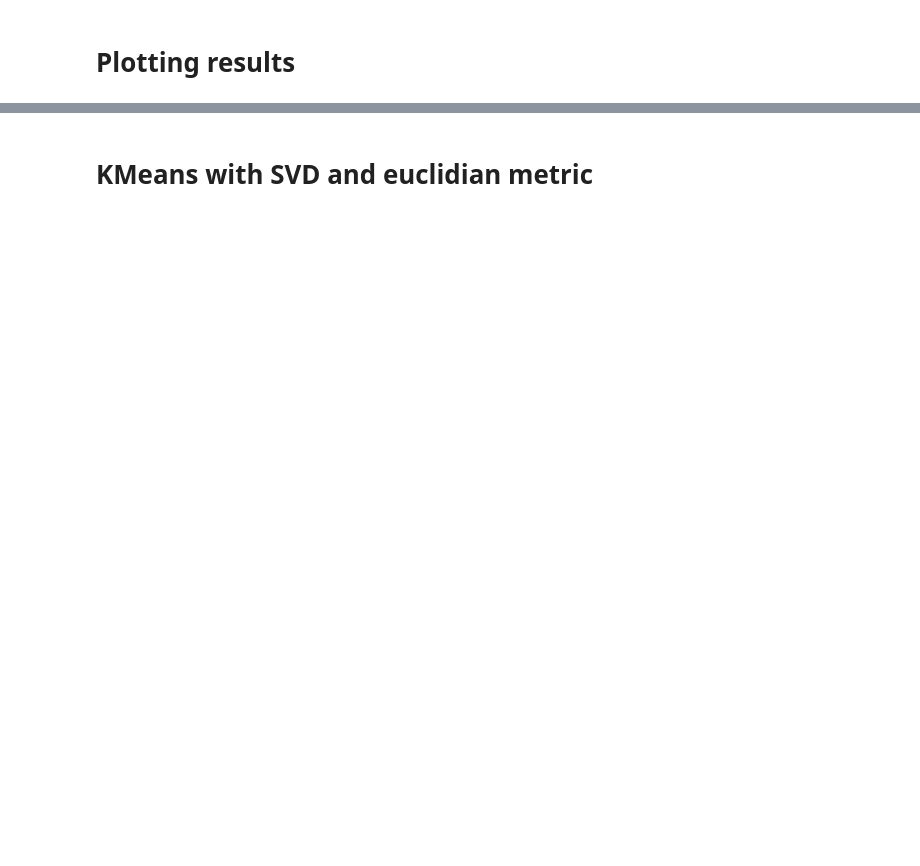
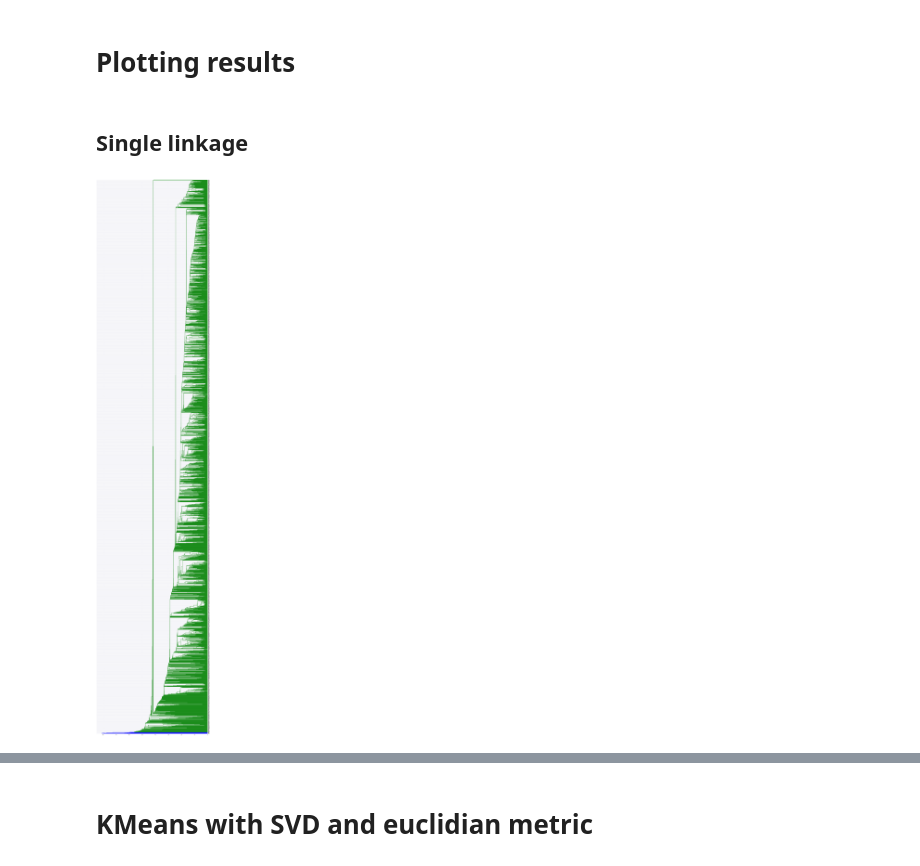
Before and after one commit to shayakhmetov/rank_corr_clustering, a Jupyter notebook: main.ipynb, the cells around one changed output, grey strips where cells are left out. Saved outputs shown, nothing was run; the diff lists cells and outputs as text; code cells hidden in the pictures; blank space fills up the shorter version.

```diff
--- a/main.ipynb
+++ b/main.ipynb
@@ -234,3 +230,10 @@ def plot_silhouettes(silhouette_values, labels):
         pl.text(-0.05, y_lower + 0.5 * cluster_silhouette_values.shape[0], str(i))
         y_lower = y_upper + 10
     pl.axvline(x=silhouette_values.mean(), color="red", linestyle="--")
+# %% [markdown]
+## Single linkage
+# %%
+pl.figure(figsize=(20, 100))
+dend = dendrogram(linkage(distance_matrix, method='single'), orientation='left', truncate_mode='lastp', p=30)
+# %% [output]
+[figure, added]
```
Also changed, not shown: parts of 23 cells of this notebook.
